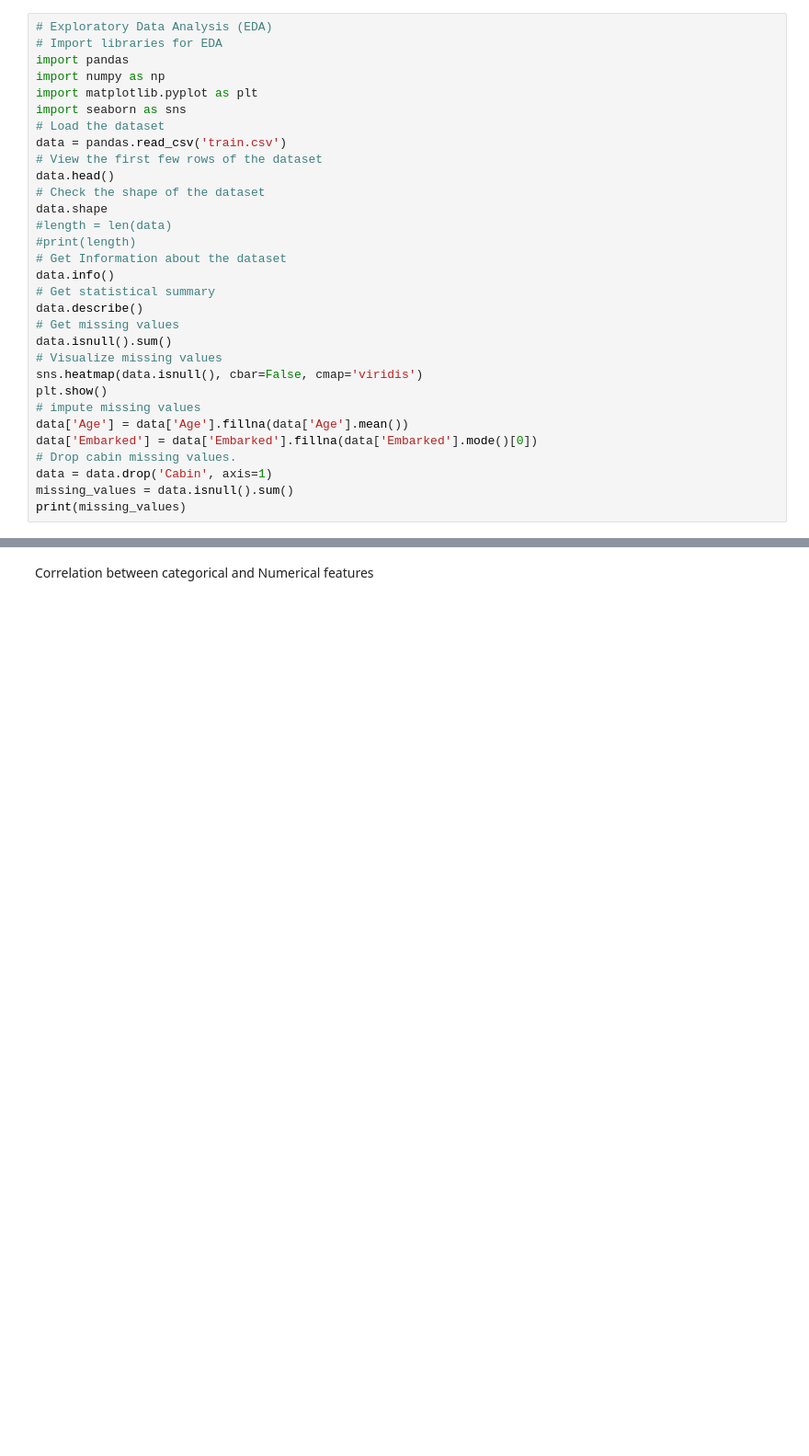
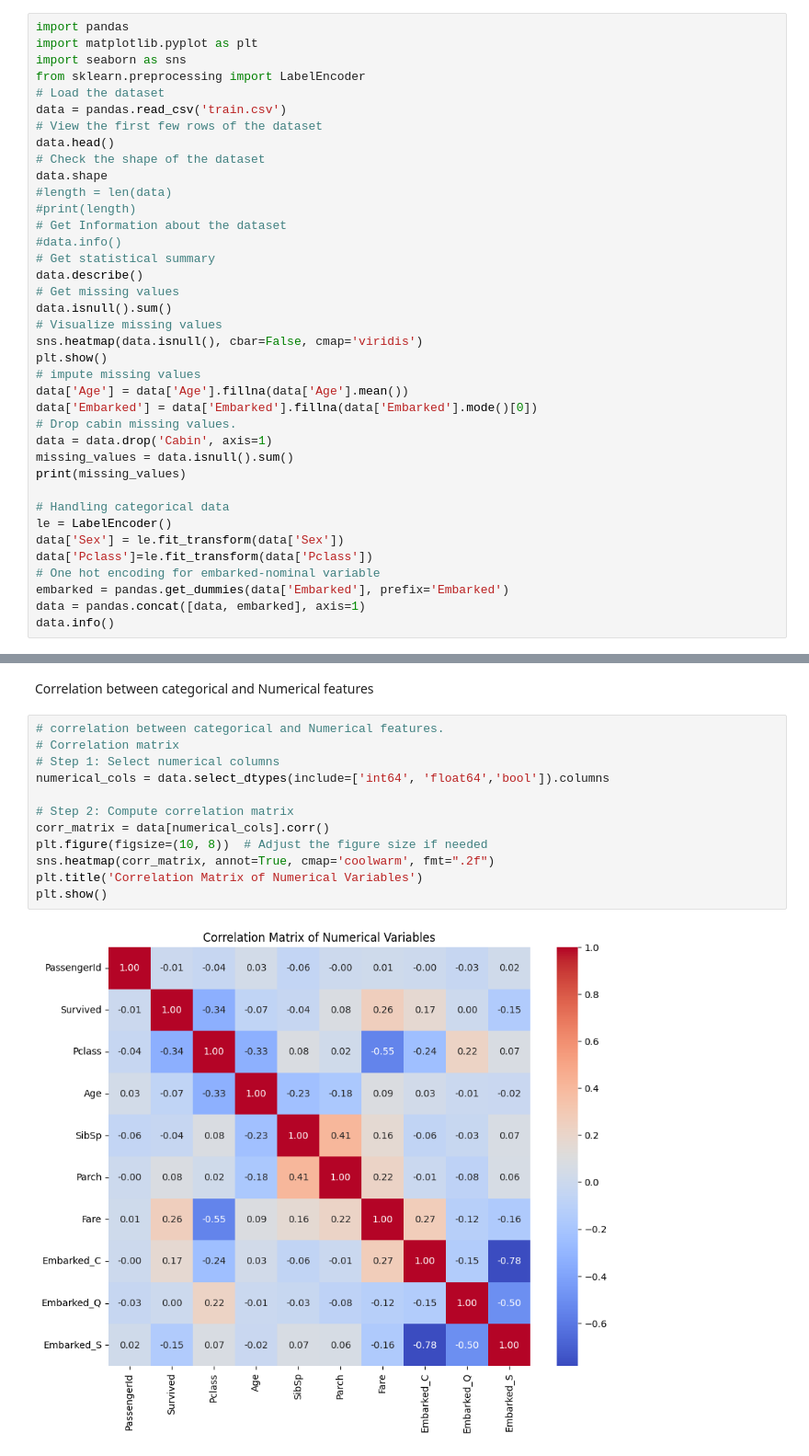
Before and after one commit to AlipMoximo/titanic_kaggle, a Jupyter notebook: competition.ipynb, the cells around one changed output, grey strips where cells are left out. Shown at 92% size. Cells and saved outputs as stored; diff of their text form; blank space fills up the shorter version.

Commit message:
Correlation matrix

```diff
--- a/competition.ipynb
+++ b/competition.ipynb
@@ -1,12 +1,10 @@
 # %% [markdown]
 KAGGLE TITANIC COMPETITION
 # %%
-# Exploratory Data Analysis (EDA)
-# Import libraries for EDA
 import pandas
-import numpy as np
 import matplotlib.pyplot as plt
 import seaborn as sns
+from sklearn.preprocessing import LabelEncoder
 # Load the dataset
 data = pandas.read_csv('train.csv')
 # View the first few rows of the dataset
@@ -16,7 +14,7 @@ data.shape
 #length = len(data)
 #print(length)
 # Get Information about the dataset
-data.info()
+#data.info()
 # Get statistical summary
 data.describe()
 # Get missing values
@@ -31,6 +29,15 @@ data['Embarked'] = data['Embarked'].fillna(data['Embarked'].mode()[0])
 data = data.drop('Cabin', axis=1)
 missing_values = data.isnull().sum()
 print(missing_values)
+
+# Handling categorical data
+le = LabelEncoder()
+data['Sex'] = le.fit_transform(data['Sex'])
+data['Pclass']=le.fit_transform(data['Pclass'])
+# One hot encoding for embarked-nominal variable
+embarked = pandas.get_dummies(data['Embarked'], prefix='Embarked')
+data = pandas.concat([data, embarked], axis=1)
+data.info()
 # %% [markdown]
 Feature Analysis
 Feature analysis is a crucial step in the machine learning pipeline. It involves analyzing and understanding the characteristics of each feature
@@ -69,3 +82,17 @@ sns.histplot(data=data, x='Fare', hue='Survived', multiple='stack', kde=True)
 plt.show()
 # %% [markdown]
 Correlation between categorical and Numerical features
+# %%
+# correlation between categorical and Numerical features.
+# Correlation matrix
+# Step 1: Select numerical columns
+numerical_cols = data.select_dtypes(include=['int64', 'float64','bool']).columns
+
+# Step 2: Compute correlation matrix
+corr_matrix = data[numerical_cols].corr()
+plt.figure(figsize=(10, 8))  # Adjust the figure size if needed
+sns.heatmap(corr_matrix, annot=True, cmap='coolwarm', fmt=".2f")
+plt.title('Correlation Matrix of Numerical Variables')
+plt.show()
+# %% [output]
+[figure, added]
```
Also changed, not shown: parts of 1 cell of this notebook.
